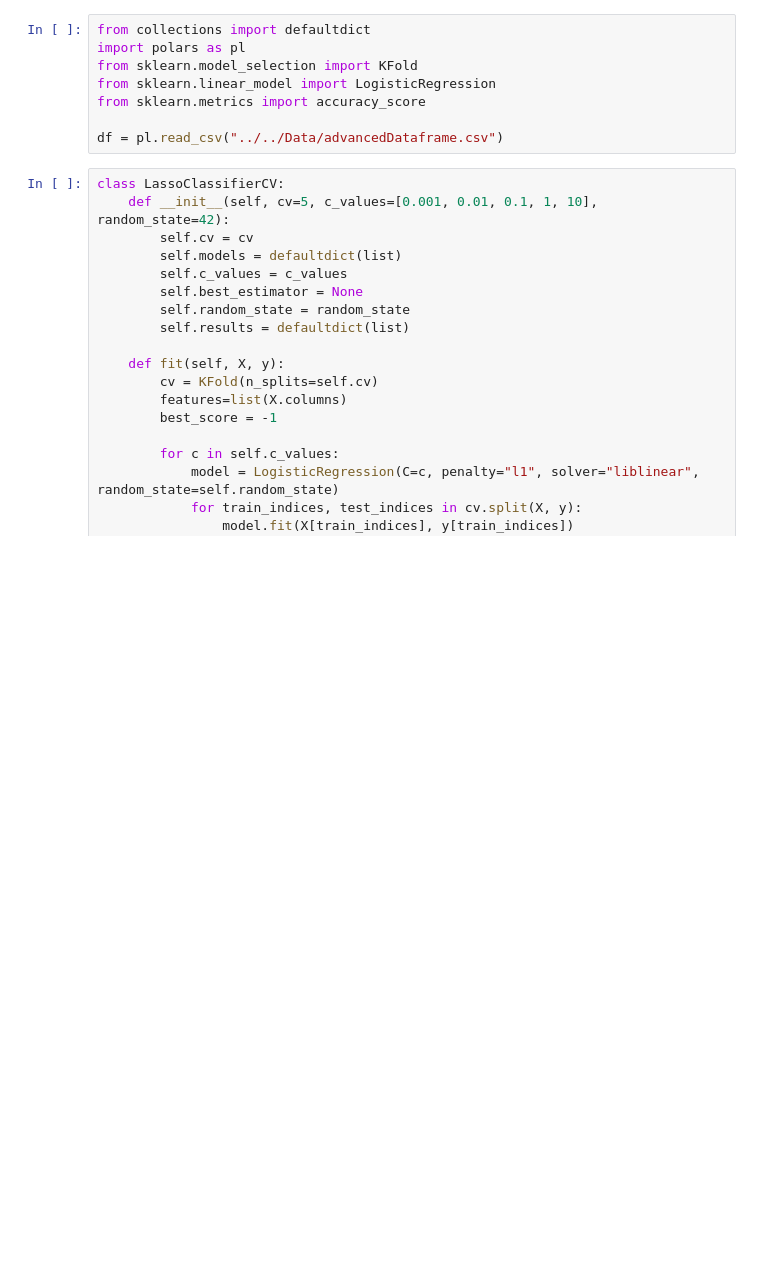
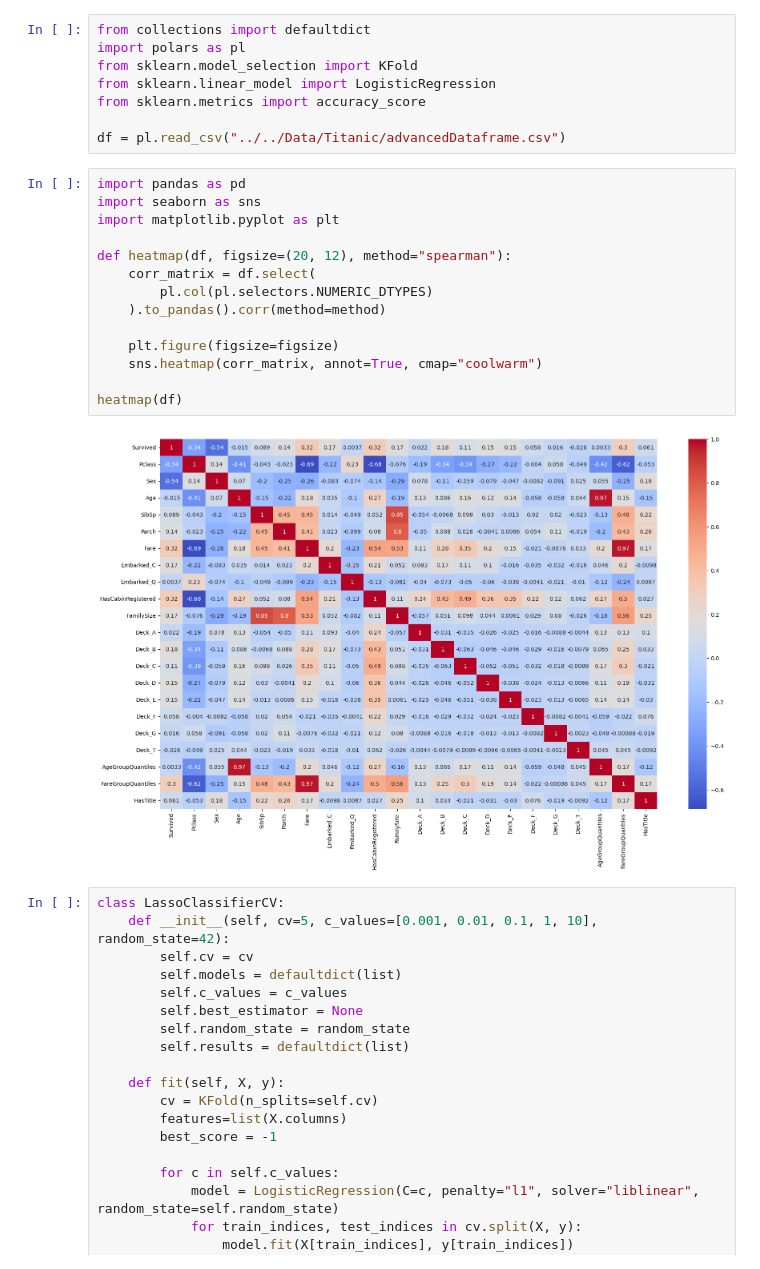
Before and after one commit to Repsajsov/Kaggle, a Jupyter notebook: Utilities/feature_importance.ipynb, the cells around one changed output. Saved outputs shown, nothing was run; the diff lists cells and outputs as text; blank space fills up the shorter version.

```diff
--- a/Utilities/feature_importance.ipynb
+++ b/Utilities/feature_importance.ipynb
@@ -5,7 +5,23 @@ from sklearn.model_selection import KFold
 from sklearn.linear_model import LogisticRegression
 from sklearn.metrics import accuracy_score
 
-df = pl.read_csv("../../Data/advancedDataframe.csv")
+df = pl.read_csv("../../Data/Titanic/advancedDataframe.csv")
+# %%
+import pandas as pd
+import seaborn as sns
+import matplotlib.pyplot as plt
+
+def heatmap(df, figsize=(20, 12), method="spearman"):
+    corr_matrix = df.select(
+        pl.col(pl.selectors.NUMERIC_DTYPES)
+    ).to_pandas().corr(method=method)
+
+    plt.figure(figsize=figsize)
+    sns.heatmap(corr_matrix, annot=True, cmap="coolwarm")
+
+heatmap(df)
+# %% [output]
+[figure, added]
 # %%
 class LassoClassifierCV:
     def __init__(self, cv=5, c_values=[0.001, 0.01, 0.1, 1, 10], random_state=42):
```
Also changed, not shown: 3 other files.
